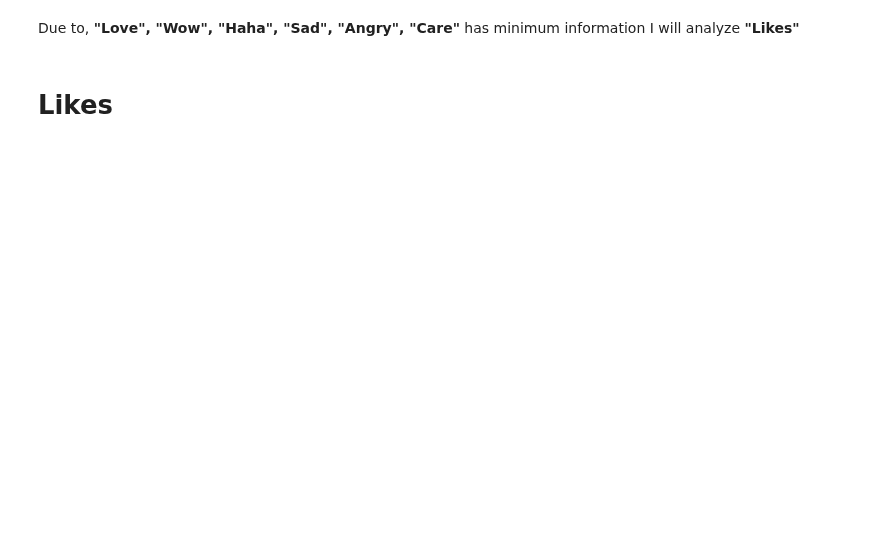
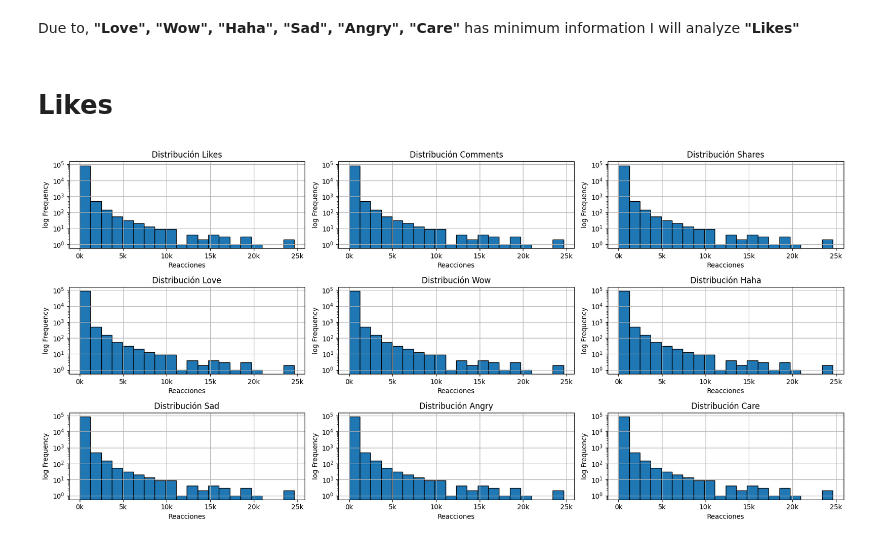
Before and after one commit to Eduardo-Moreno/nlp_nanook, a Jupyter notebook: src/notebooks/05-emo-eda-stemm-lemm-text.ipynb, the cells around one changed output. Drawn from its saved outputs; the diff is of its cells as text; code cells hidden in the pictures; blank space fills up the shorter version.

```diff
--- a/src/notebooks/05-emo-eda-stemm-lemm-text.ipynb
+++ b/src/notebooks/05-emo-eda-stemm-lemm-text.ipynb
@@ -92,0 +139,19 @@ plt.show()
+# %%
+cols_hist_plot = ['Likes', 'Comments', 'Shares', 'Love', 'Wow', 'Haha', 'Sad', 'Angry', 'Care']
+# %%
+fig, axes = plt.subplots(3, 3, figsize=(17, 8))
+for i, columna in enumerate(cols_hist_plot):
+    row = i // 3
+    col = i % 3
+    ax = axes[row, col]
+    ax.xaxis.set_major_formatter(formatter)
+    ax.hist(df["Likes"], bins=20, edgecolor='black')
+    ax.set_title(f'Distribución {columna}')
+    ax.set_xlabel("Reacciones")
+    ax.set_ylabel('log Frequency')
+    ax.set_yscale('log')
+    ax.grid(True)
+plt.tight_layout()
+plt.show()
+# %% [output]
+[figure, added]
```
Also changed, not shown: parts of 14 cells of this notebook.
